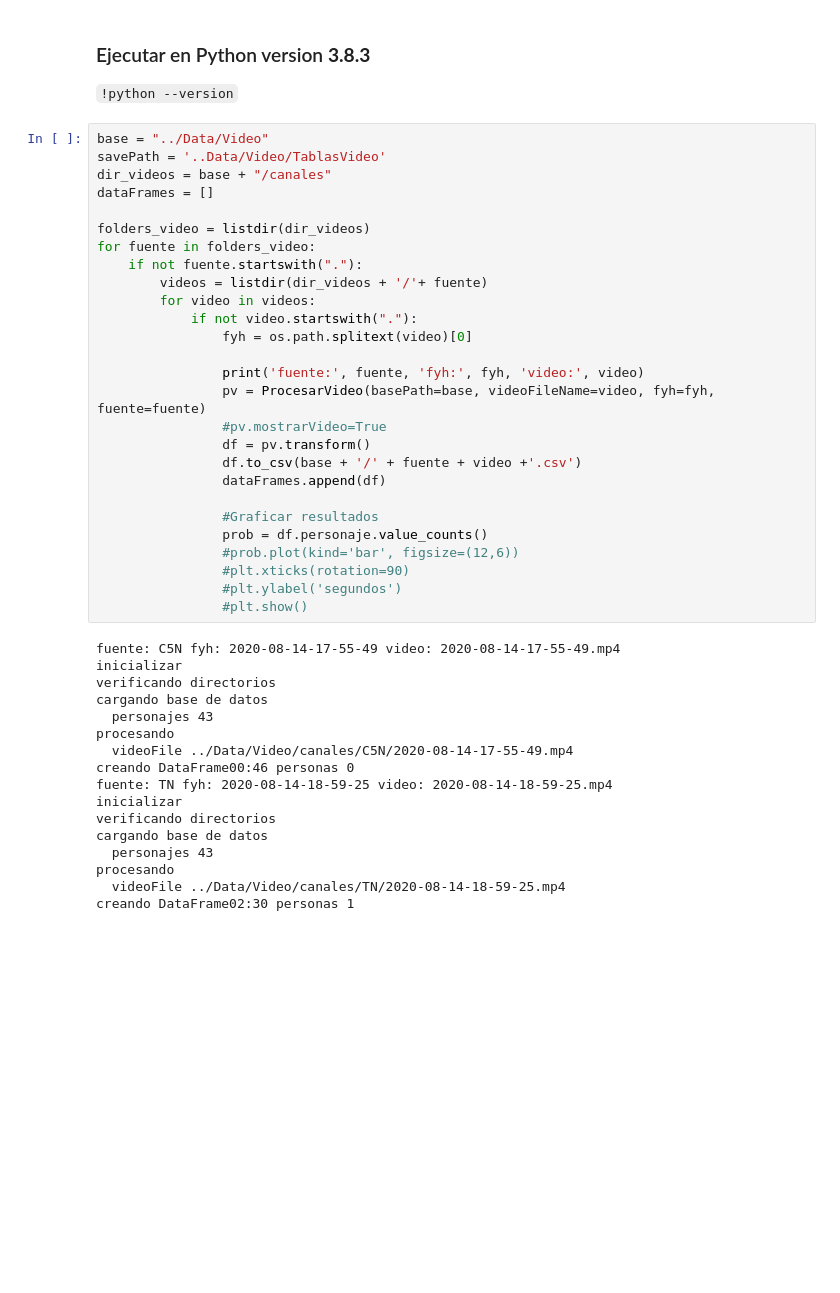
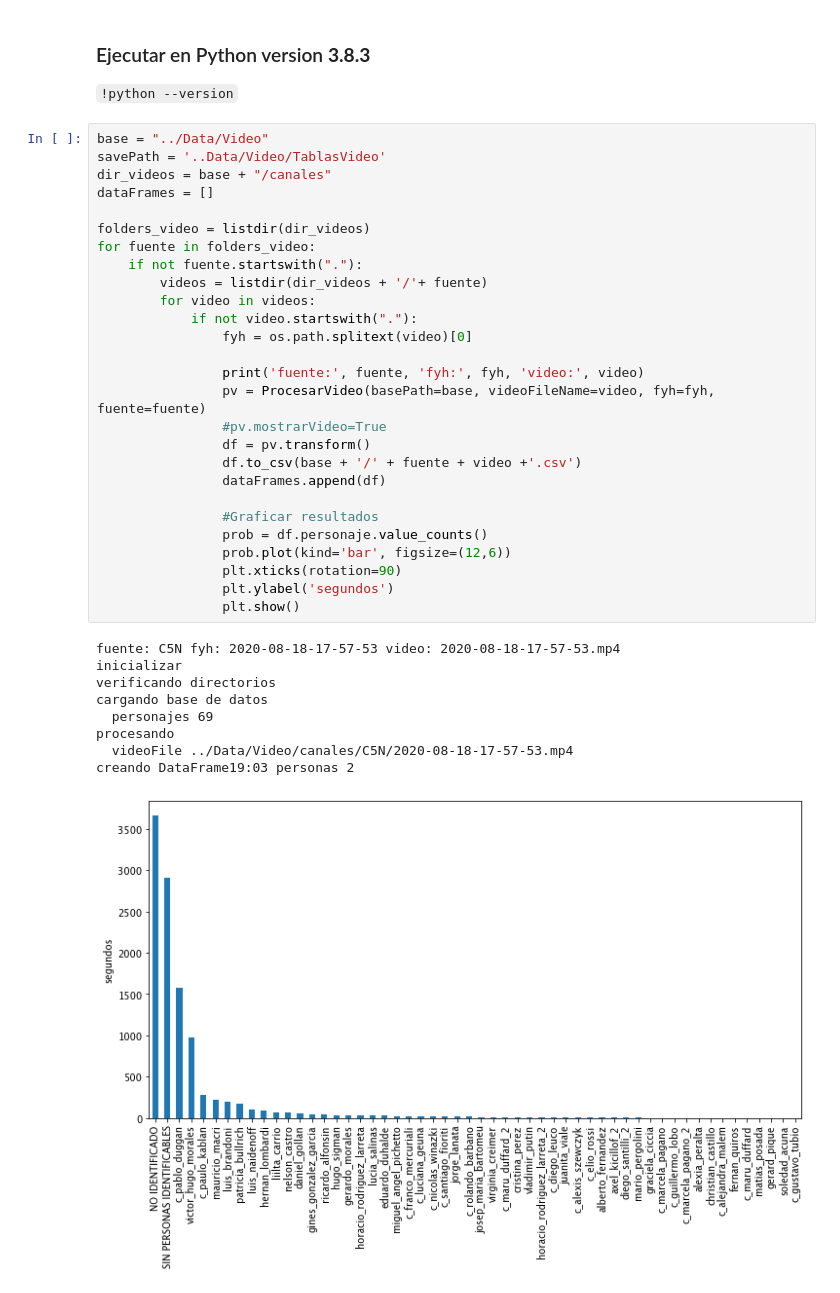
Before and after one commit to Hacho55/streamingAnalysis, a Jupyter notebook: Notebooks/Procesamiento_Video.ipynb, the cells around one changed output. Drawn from its saved outputs; the diff is of its cells as text; blank space fills up the shorter version.

```diff
--- a/Notebooks/Procesamiento_Video.ipynb
+++ b/Notebooks/Procesamiento_Video.ipynb
@@ -280,44 +283,37 @@ El nombre del archivo debe contener la fecha y hora de captura con el siguiente
 # %%
 base = "../Data/Video"
 savePath = '..Data/Video/TablasVideo'
 dir_videos = base + "/canales"
 dataFrames = []
 
 folders_video = listdir(dir_videos)
 for fuente in folders_video:
     if not fuente.startswith("."):
         videos = listdir(dir_videos + '/'+ fuente)
         for video in videos:
             if not video.startswith("."):
                 fyh = os.path.splitext(video)[0]
 
                 print('fuente:', fuente, 'fyh:', fyh, 'video:', video)
                 pv = ProcesarVideo(basePath=base, videoFileName=video, fyh=fyh, fuente=fuente)
                 #pv.mostrarVideo=True
                 df = pv.transform()
                 df.to_csv(base + '/' + fuente + video +'.csv')
                 dataFrames.append(df)
 
                 #Graficar resultados
                 prob = df.personaje.value_counts()
-                #prob.plot(kind='bar', figsize=(12,6))
-                #plt.xticks(rotation=90)
-                #plt.ylabel('segundos')
-                #plt.show()
+                prob.plot(kind='bar', figsize=(12,6))
+                plt.xticks(rotation=90)
+                plt.ylabel('segundos')
+                plt.show()
 # %% [output]
-fuente: C5N fyh: 2020-08-14-17-55-49 video: 2020-08-14-17-55-49.mp4
+fuente: C5N fyh: 2020-08-18-17-57-53 video: 2020-08-18-17-57-53.mp4
 inicializar
 verificando directorios
 cargando base de datos
-  personajes 43
+  personajes 69
 procesando
-  videoFile ../Data/Video/canales/C5N/2020-08-14-17-55-49.mp4
-creando DataFrame00:46 personas 0
-fuente: TN fyh: 2020-08-14-18-59-25 video: 2020-08-14-18-59-25.mp4
-inicializar
-verificando directorios
-cargando base de datos
-  personajes 43
-procesando
-  videoFile ../Data/Video/canales/TN/2020-08-14-18-59-25.mp4
-creando DataFrame02:30 personas 1
+  videoFile ../Data/Video/canales/C5N/2020-08-18-17-57-53.mp4
+creando DataFrame19:03 personas 2
+[figure, added]
```
Also changed, not shown: parts of 4 cells of this notebook, 44 other files.
